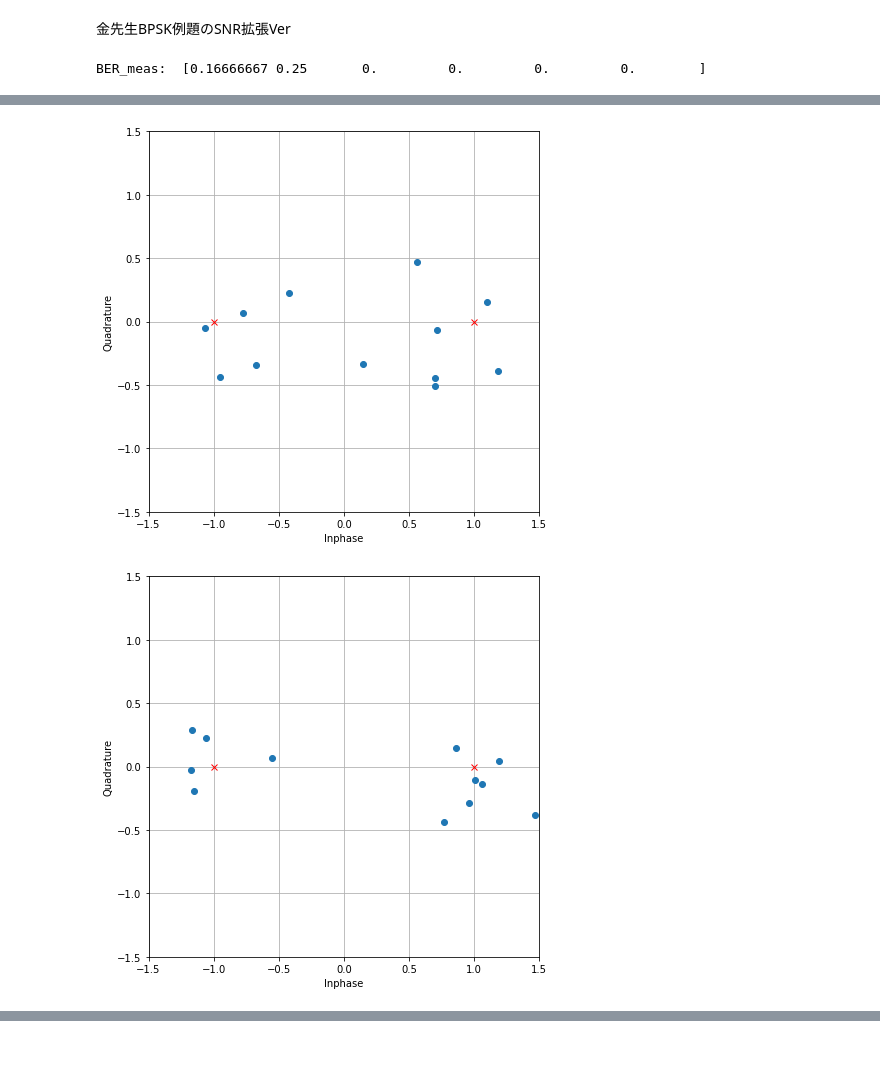
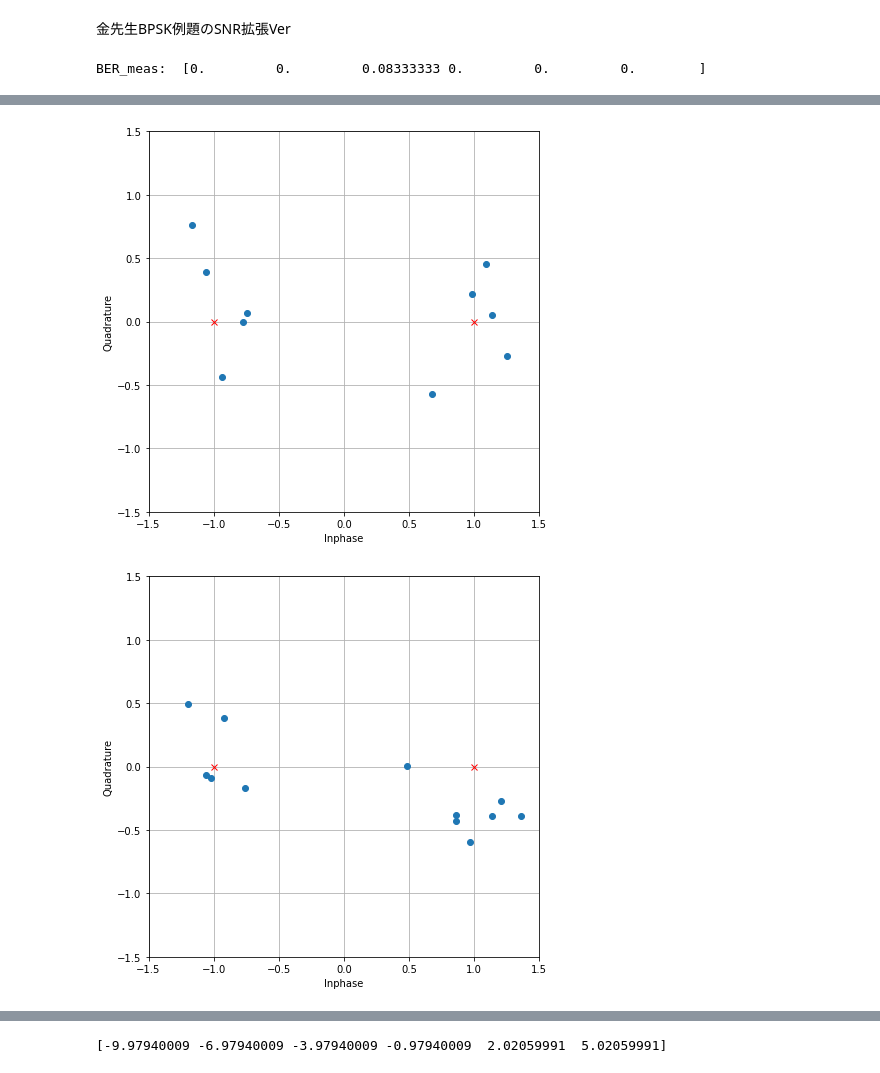
Before and after one commit to satoshi-yamakawa/exp4_3, a Jupyter notebook: exp4_3_reidai.ipynb, the cells around one changed output, grey strips where cells are left out. Drawn from its saved outputs; the diff is of its cells as text; code cells hidden in the pictures.

```diff
--- a/exp4_3_reidai.ipynb
+++ b/exp4_3_reidai.ipynb
@@ -66,8 +66,7 @@ s_t = (u*car).real;     # 帯域信号
 
 gamma_b_dB = np.array([-6,-3,0,3,6,9]);
 gamma_b = 10**(gamma_b_dB/10);
-sigma2 = 5/4/gamma_b; #熱雑音電力
-SNR = 1/2/sigma2;
+SNR = 2/5*gamma_b;
 SNRdB = 10*np.log10(SNR);
 
 error_rate = np.zeros(len(SNR));
@@ -104,4 +103,4 @@ for iii in range(len(SNR)):
   error_rate[iii] = np.mean(m != bitdat);
 print('BER_meas: ', error_rate);
 # %% [output]
-BER_meas:  [0.16666667 0.25       0.         0.         0.         0.        ]
+BER_meas:  [0.         0.         0.08333333 0.         0.         0.        ]
@@ -111,2 +110,2 @@ BER_meas:  [0.16666667 0.25       0.         0.         0.         0.        ]
-[figure, old version]
+[figure, new version]
-[figure, old version]
+[figure, new version]
@@ -113,0 +113,4 @@ BER_meas:  [0.16666667 0.25       0.         0.         0.         0.        ]
+# %%
+print(SNRdB)
+# %% [output]
+[-9.97940009 -6.97940009 -3.97940009 -0.97940009  2.02059991  5.02059991]
```
Also changed, not shown: parts of 1 cell of this notebook.
